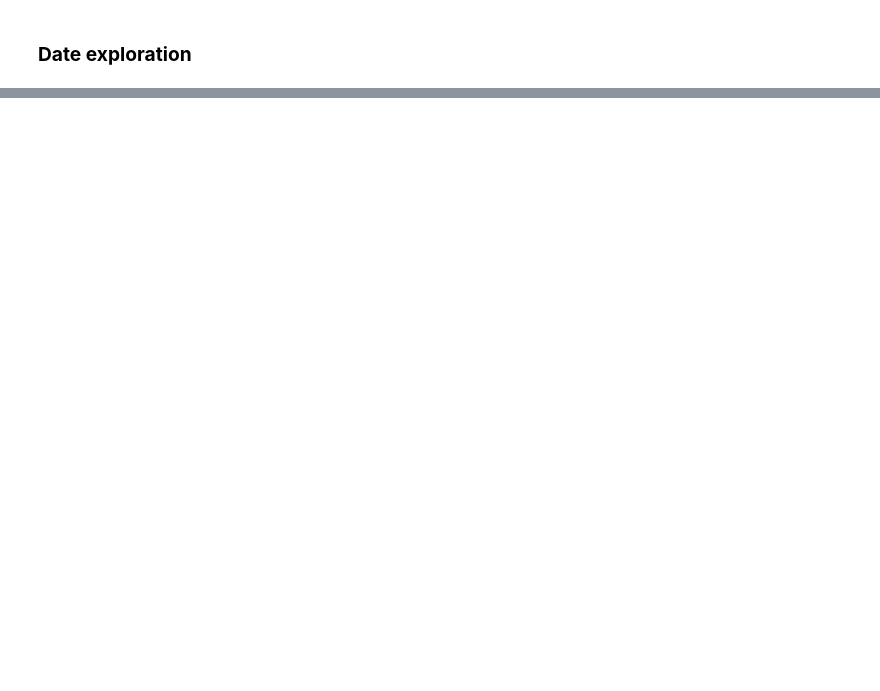
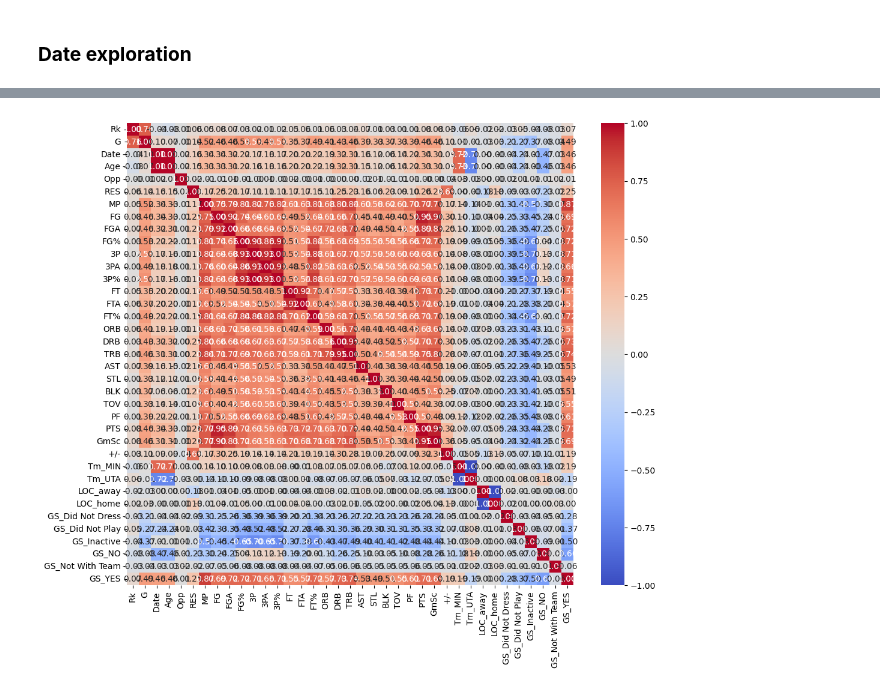
Before and after one commit to dounya-bourhani/NBA_stats_analysis, a Jupyter notebook: main_notebook.ipynb, the cells around one changed output, grey strips where cells are left out. Cells and saved outputs as stored; diff of their text form; code cells hidden in the pictures; blank space fills up the shorter version.

```diff
--- a/main_notebook.ipynb
+++ b/main_notebook.ipynb
@@ -214,0 +341,6 @@ stats_dataframe.to_csv('data/Rudy_Gobert_entire_stats.csv', index=False)
+# %%
+# Encode categorical columns
+categorical_columns = ['Tm', 'LOC', 'GS']
+# Use pd.get_dummies to convert categorical columns to dummy variables
+encoded_dataframe = pd.get_dummies(stats_dataframe, columns=categorical_columns)
+encoded_dataframe.head()
@@ -214,0 +355,11 @@ stats_dataframe.to_csv('data/Rudy_Gobert_entire_stats.csv', index=False)
+# %%
+from sklearn.preprocessing import LabelEncoder
+
+# Initialiser le label encoder
+label_encoder = LabelEncoder()
+
+# Appliquer le label encoding
+encoded_dataframe['Opp'] = label_encoder.fit_transform(encoded_dataframe['Opp'])
+
+print("\nDataset avec Label Encoding :")
+encoded_dataframe.head()
@@ -214,0 +375,17 @@ stats_dataframe.to_csv('data/Rudy_Gobert_entire_stats.csv', index=False)
+# %%
+import seaborn as sns
+import matplotlib.pyplot as plt
+
+# Calculate the correlation matrix
+correlation_matrix = encoded_dataframe.corr()
+
+# Set the size of the plot
+plt.figure(figsize=(12, 10))
+
+# Create a heatmap of the correlation matrix
+sns.heatmap(correlation_matrix, annot=True, cmap='coolwarm', fmt='.2f')
+
+# Display the plot
+plt.show()
+# %% [output]
+[figure, added]
```
Also changed, not shown: parts of 18 cells of this notebook, 2 other files.
